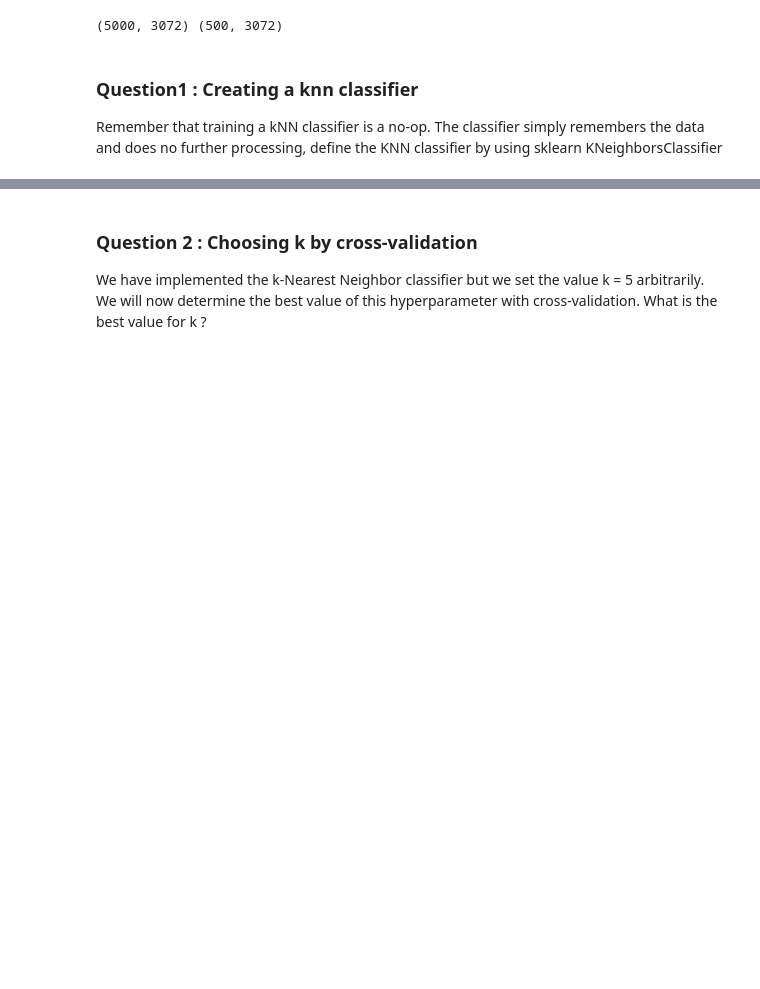
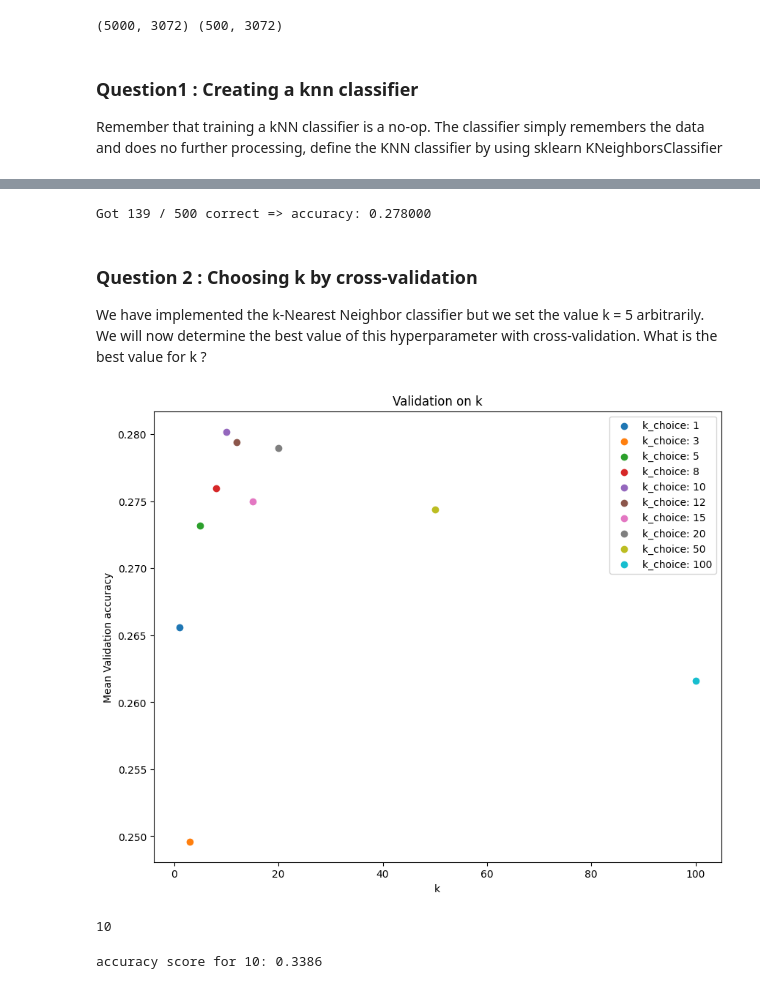
Before and after one commit to christian-ruiz/comp-642, a Jupyter notebook: module4/HW4_Provided/knn/hw_4_knn.ipynb, the cells around one changed output, grey strips where cells are left out. Saved outputs shown, nothing was run; the diff lists cells and outputs as text; code cells hidden in the pictures; blank space fills up the shorter version.

```diff
--- a/module4/HW4_Provided/knn/hw_4_knn.ipynb
+++ b/module4/HW4_Provided/knn/hw_4_knn.ipynb
@@ -126,10 +128,13 @@ knn.fit(X_train, y_train)
 # %%
 # TODO :: predict on test set, expect 1 line of the code
+y_test_pred = knn.predict(X_test)
 # %%
 # Compute and print the fraction of correctly predicted examples
 num_correct = np.sum(y_test_pred == y_test)
 accuracy = float(num_correct) / num_test
 print('Got %d / %d correct => accuracy: %f' % (num_correct, num_test, accuracy))
+# %% [output]
+Got 139 / 500 correct => accuracy: 0.278000
 # %% [markdown]
 ### Question 2 : Choosing k by cross-validation
 We have implemented the k-Nearest Neighbor classifier but we set the value k = 5 arbitrarily. We will now determine the best value of this hyperparameter with cross-validation. What is the best value for k ?
@@ -147,6 +152,8 @@ y_train_folds = []
 # where y_train_folds[i] is the label vector for the points in X_train_folds[i]#
 # Hint: Look up the numpy array_split function.                                #
 ################################################################################
+X_train_folds = np.array_split(X_train, num_folds)
+y_train_folds = np.array_split(y_train, num_folds)
 
 ################################################################################
 #                                 END OF YOUR CODE                             #
@@ -166,17 +173,51 @@ k_to_accuracies = {}
 # values of k in the k_to_accuracies dictionary.
 # expect 8 lines of the code
 ################################################################################
+for k in k_choices:
+    accuracies = []
+    for fold in range(num_folds):
+
+        # set current fold iteration as the test set and all other data as training
+        val_fold_index = fold
+        train_fold_indices = [i for i in range(num_folds) if i != val_fold_index]
+
+        # get training data
+        X_train_fold = np.concatenate([X_train_folds[i] for i in train_fold_indices])
+        y_train_fold = np.concatenate([y_train_folds[i] for i in train_fold_indices])
+
+        # get testing data
+        X_val_fold = X_train_folds[val_fold_index]
+        y_val_fold = y_train_folds[val_fold_index]
+
+        # train
+        knn = KNeighborsClassifier(n_neighbors=k)
+        knn.fit(X_train_fold, y_train_fold)
+
+        # store accuracy scores as list
+        accuracy = knn.score(X_val_fold, y_val_fold)
+        accuracies.append(accuracy)
+
+    # set key k_choices to the respective accuracies
+    k_to_accuracies[k] = accuracies
 # %%
 # plot the raw observations
 for k in k_choices:
   accuracy = k_to_accuracies[k]
-  plt.scatter(k, accuracy)
+  # k_list = [k, k, k, k, k]
+  plt.scatter(k, np.mean(accuracy), label=f'k_choice: {k}')
 
 # plot the trend line with error bars that correspond to standard deviation
 plt.title('Validation on k')
 plt.xlabel('k')
-plt.ylabel('Validation accuracy')
+plt.ylabel('Mean Validation accuracy')
+plt.legend()
 plt.show()
+# %% [output]
+[figure, added]
+# %%
+max(k_to_accuracies, key=lambda k: np.mean(k_to_accuracies[k]))
+# %% [output]
+10
 # %%
 # Based on the cross-validation results above, choose the best value for k,
 # retrain the classifier using all the training data, and test it on the test
@@ -186,5 +227,14 @@ X_train, y_train, X_test, y_test = load_CIFAR10(cifar10_dir)
 X_train = np.reshape(X_train, (X_train.shape[0], -1))
 X_test = np.reshape(X_test, (X_test.shape[0], -1))
 # TODO :: use the best k to train and predict on the test set, expect 4 lines of code
+best_k = max(k_to_accuracies, key=lambda k: np.mean(k_to_accuracies[k]))
+knn = KNeighborsClassifier(n_neighbors=best_k)
+knn.fit(X_train, y_train)
+y_pred = knn.predict(X_test)
 
 # TODO :: Compute and display the accuracy, expect 3 lines of code
+from sklearn.metrics import accuracy_score
+accuracy = accuracy_score(y_test, y_pred)
+print(f'accuracy score for {best_k}: {accuracy}')
+# %% [output]
+accuracy score for 10: 0.3386
```
Also changed, not shown: parts of 2 cells of this notebook.
